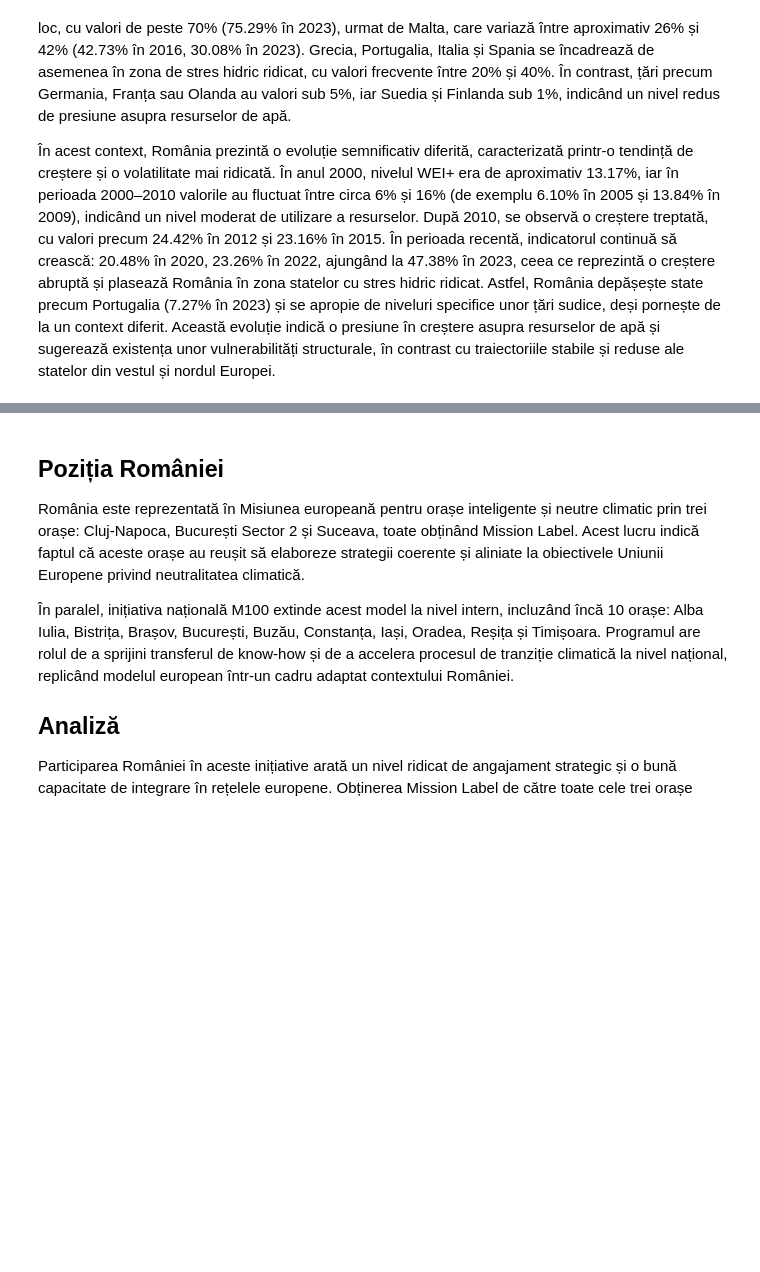
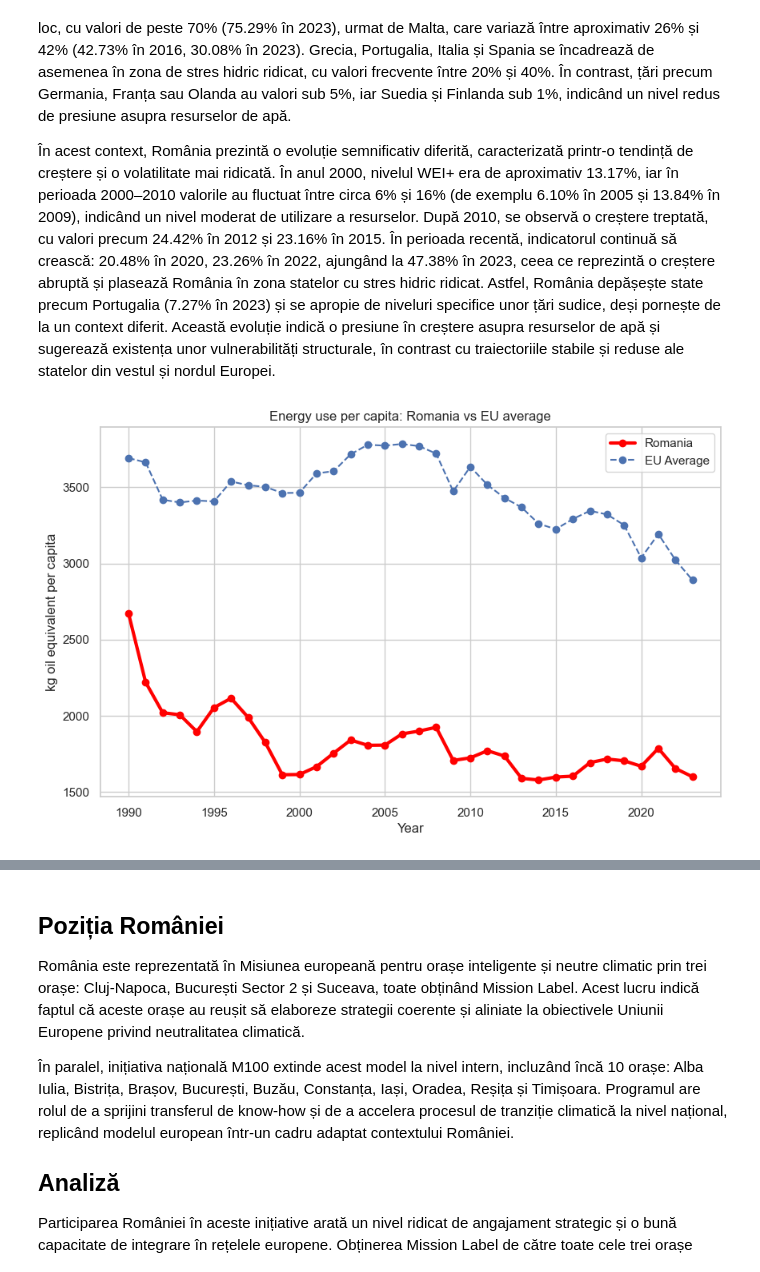
Before and after one commit to TimoscoAdelina/ICI_Proiect, a Jupyter notebook: notebooks/02_Romania_vs_Ue.ipynb, the cells around one changed output, grey strips where cells are left out. Drawn from its saved outputs; the diff is of its cells as text; code cells hidden in the pictures; blank space fills up the shorter version.

```diff
--- a/notebooks/02_Romania_vs_Ue.ipynb
+++ b/notebooks/02_Romania_vs_Ue.ipynb
@@ -787,0 +756,43 @@ plt.show()
+# %%
+df_ro = pd.read_excel(energy_ro_file)
+
+df_ro.columns = ["year", "value"]
+
+df_ro["year"] = df_ro["year"].astype(int)
+df_ro["value"] = pd.to_numeric(df_ro["value"], errors="coerce")
+
+df_ro["country"] = "Romania"
+# %%
+df_eu = pd.read_excel(energy_eu_file)
+df_eu_long = df_eu.melt(
+    id_vars="Year",
+    var_name="country",
+    value_name="value"
+)
+
+df_eu_long = df_eu_long.rename(columns={"Year": "year"})
+# %%
+df_eu_long["year"] = df_eu_long["year"].astype(int)
+df_eu_long["value"] = pd.to_numeric(df_eu_long["value"], errors="coerce")
+
+df_eu_long = df_eu_long.dropna()
+# %%
+df_eu_avg = df_eu_long.groupby("year")["value"].mean().reset_index()
+# %%
+plt.figure(figsize=(10,6))
+
+plt.plot(df_ro["year"], df_ro["value"],
+         color="red", linewidth=3, marker="o", label="Romania")
+
+plt.plot(df_eu_avg["year"], df_eu_avg["value"],
+         linestyle="--", marker="o", label="EU Average")
+
+plt.title("Energy use per capita: Romania vs EU average")
+plt.xlabel("Year")
+plt.ylabel("kg oil equivalent per capita")
+plt.legend()
+plt.grid(True)
+
+plt.show()
+# %% [output]
+[figure, added]
```
Also changed, not shown: parts of 13 cells of this notebook, 4 other files.
